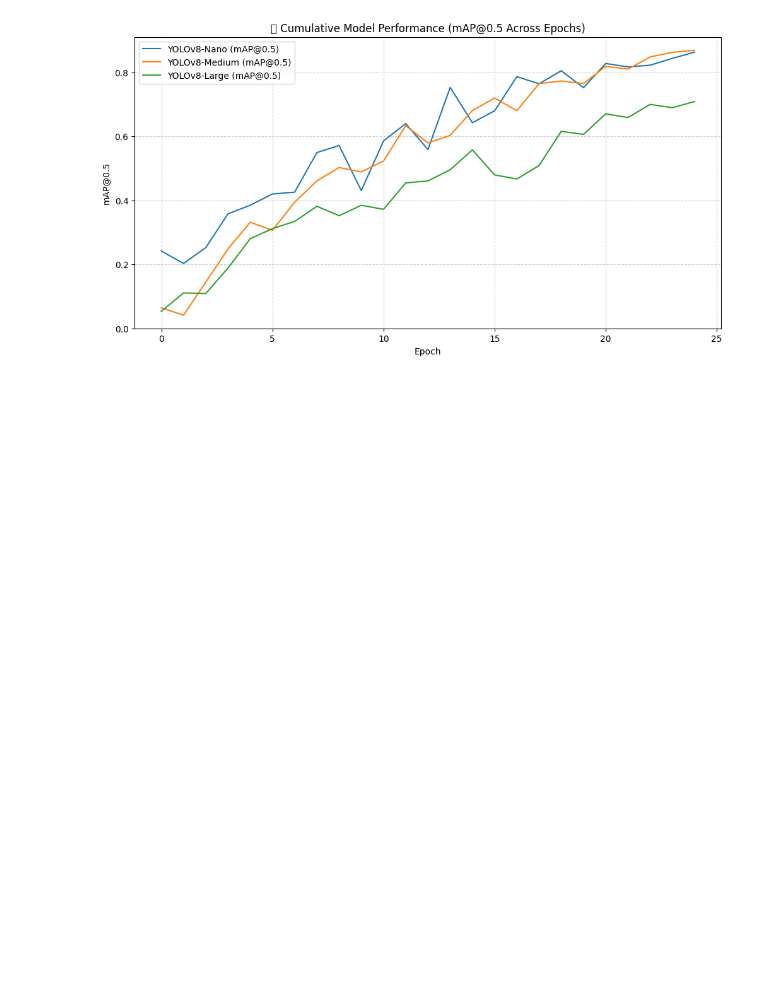
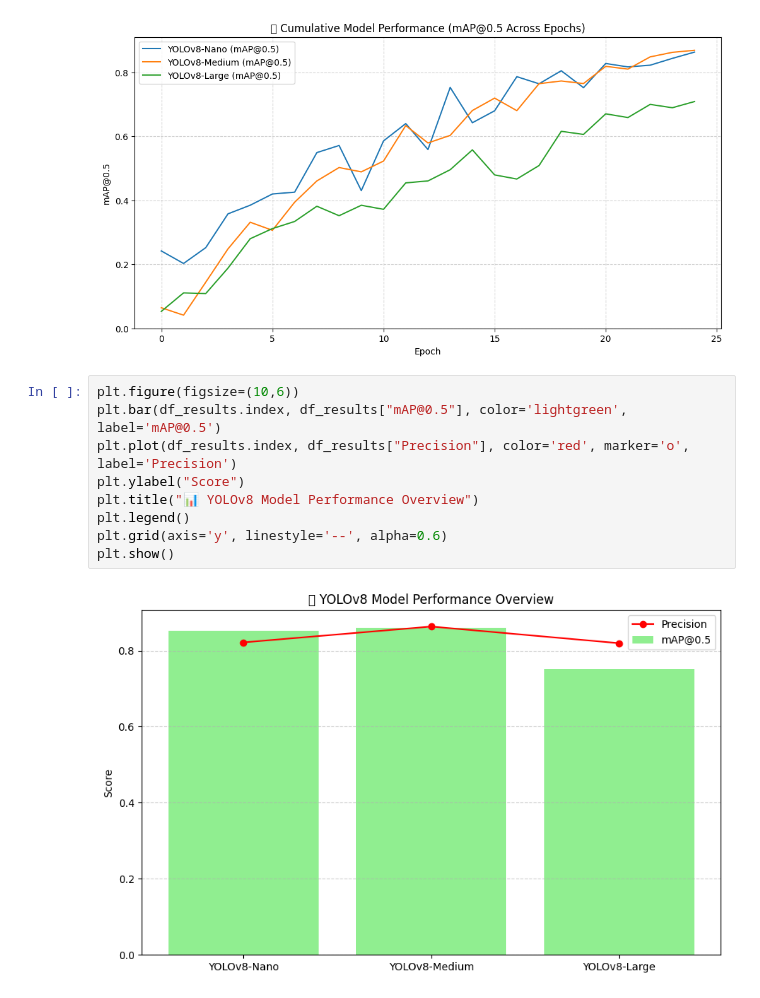
Before and after one commit to varshith731/AquaPlast, a Jupyter notebook: Project.ipynb, the cells around one changed output. Cells and saved outputs as stored; diff of their text form; blank space fills up the shorter version.

Commit message:
feat: add overall mAP and precision summary bar chart

```diff
--- a/Project.ipynb
+++ b/Project.ipynb
@@ -442,3 +442,14 @@ plt.grid(True, linestyle='--', alpha=0.6)
 plt.show()
 # %% [output]
 [figure]
+# %%
+plt.figure(figsize=(10,6))
+plt.bar(df_results.index, df_results["mAP@0.5"], color='lightgreen', label='mAP@0.5')
+plt.plot(df_results.index, df_results["Precision"], color='red', marker='o', label='Precision')
+plt.ylabel("Score")
+plt.title("📊 YOLOv8 Model Performance Overview")
+plt.legend()
+plt.grid(axis='y', linestyle='--', alpha=0.6)
+plt.show()
+# %% [output]
+[figure, added]
```
